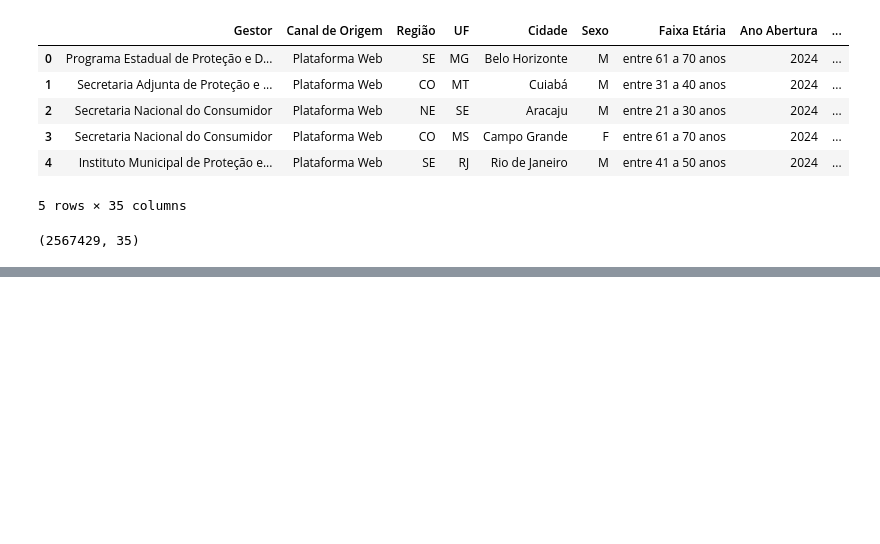
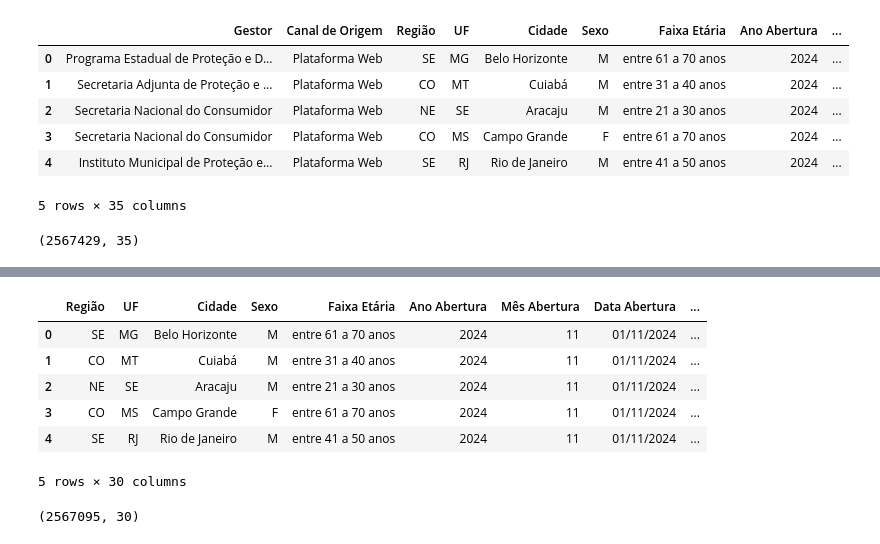
Before and after one commit to afloradda/projeto_mediacao_bancaria, a Jupyter notebook: notebooks/test_bronze_fixed.ipynb, the cells around one changed output, grey strips where cells are left out. Drawn from its saved outputs; the diff is of its cells as text; code cells hidden in the pictures; blank space fills up the shorter version.

Commit message:
perf + exec/test: deletando tabelas dispensaveis a partir da analise sobre base 'consumidor_gov_bronze_v1'

```diff
--- a/notebooks/test_bronze_fixed.ipynb
+++ b/notebooks/test_bronze_fixed.ipynb
@@ -257,0 +327,15 @@ df.shape
+# %%
+df = pd.read_csv("../data/silver/consumidor_gov_bronze_v2.csv", sep=';')
+df.head()
+# %% [output]
+|  | Região | UF | Cidade | Sexo | Faixa Etária | Ano Abertura | Mês Abertura | Data Abertura | ... |
+| 0 | SE | MG | Belo Horizonte | M | entre 61 a 70 anos | 2024 | 11 | 01/11/2024 | ... |
+| 1 | CO | MT | Cuiabá | M | entre 31 a 40 anos | 2024 | 11 | 01/11/2024 | ... |
+| 2 | NE | SE | Aracaju | M | entre 21 a 30 anos | 2024 | 11 | 01/11/2024 | ... |
+| 3 | CO | MS | Campo Grande | F | entre 61 a 70 anos | 2024 | 11 | 01/11/2024 | ... |
+| 4 | SE | RJ | Rio de Janeiro | M | entre 41 a 50 anos | 2024 | 11 | 01/11/2024 | ... |
+5 rows × 30 columns
+# %%
+df.shape
+# %% [output]
+(2567095, 30)
```
Also changed, not shown: parts of 8 cells of this notebook, 4 other files.
